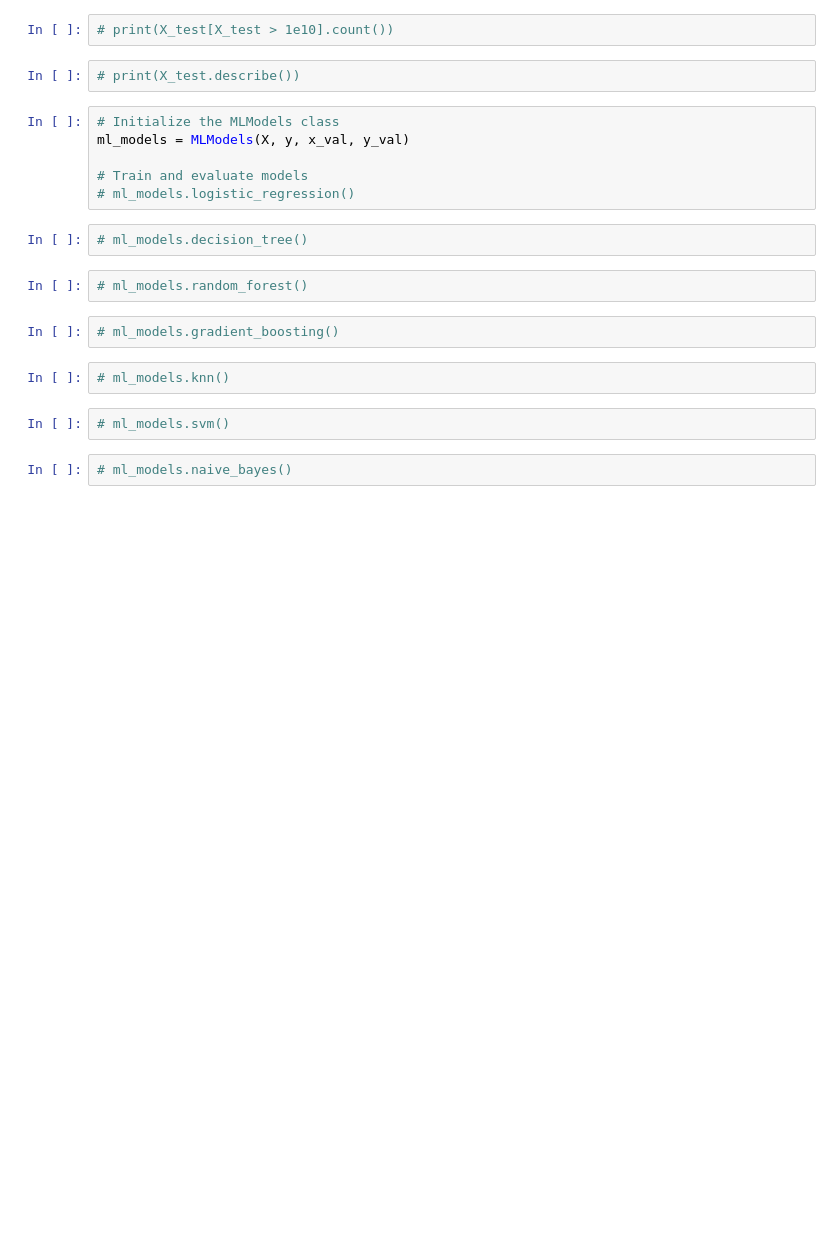
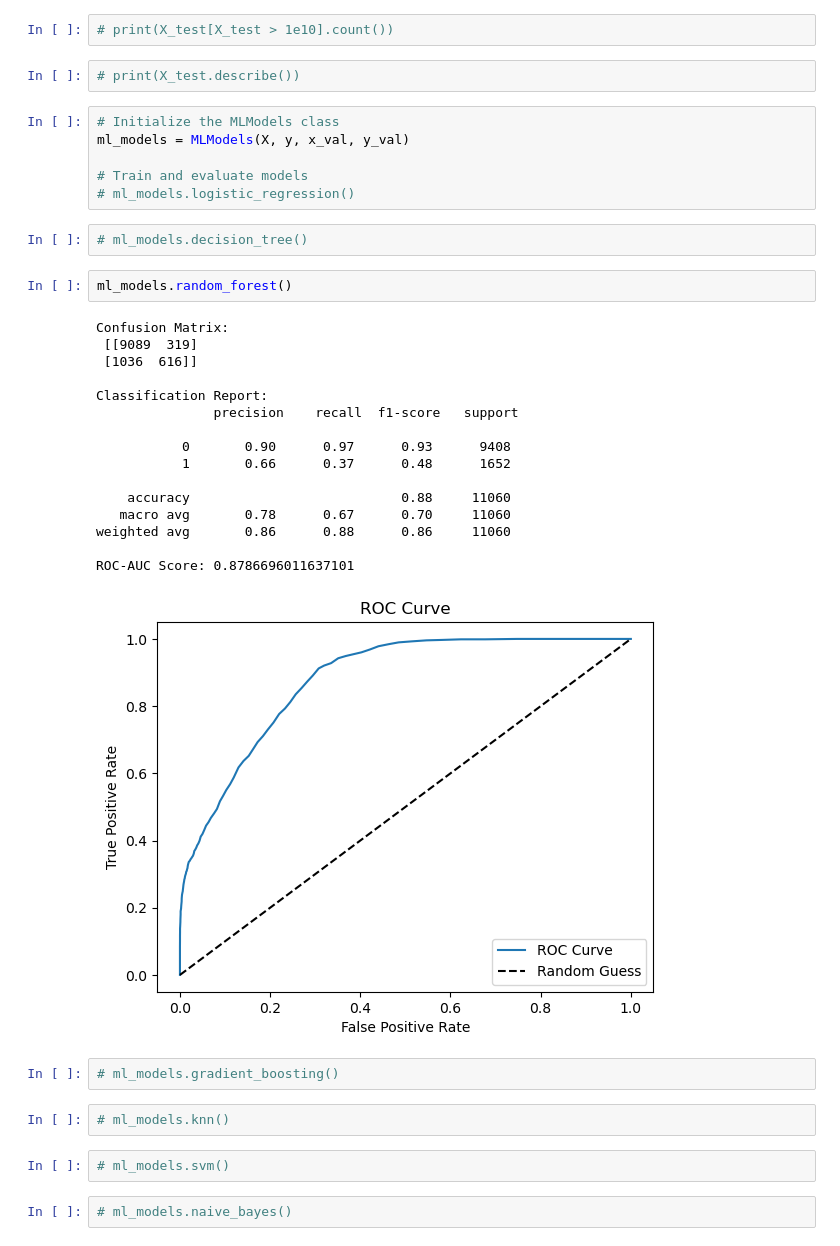
Before and after one commit to Harshithgowdasm/bbdc2025-SSH_ML, a Jupyter notebook: sampling_training.ipynb, the cells around one changed output. Drawn from its saved outputs; the diff is of its cells as text; blank space fills up the shorter version.

```diff
--- a/sampling_training.ipynb
+++ b/sampling_training.ipynb
@@ -267,8 +264,25 @@ ml_models = MLModels(X, y, x_val, y_val)
 # ml_models.logistic_regression()
 # %%
 # ml_models.decision_tree()
-# %%
-# ml_models.random_forest()
+# %%
+ml_models.random_forest()
+# %% [output]
+Confusion Matrix:
+ [[9089  319]
+ [1036  616]]
+
+Classification Report:
+               precision    recall  f1-score   support
+
+           0       0.90      0.97      0.93      9408
+           1       0.66      0.37      0.48      1652
+
+    accuracy                           0.88     11060
+   macro avg       0.78      0.67      0.70     11060
+weighted avg       0.86      0.88      0.86     11060
+
+ROC-AUC Score: 0.8786696011637101
+[figure, added]
 # %%
 # ml_models.gradient_boosting()
 # %%
```
Also changed, not shown: parts of 32 cells of this notebook, 10 other files.
